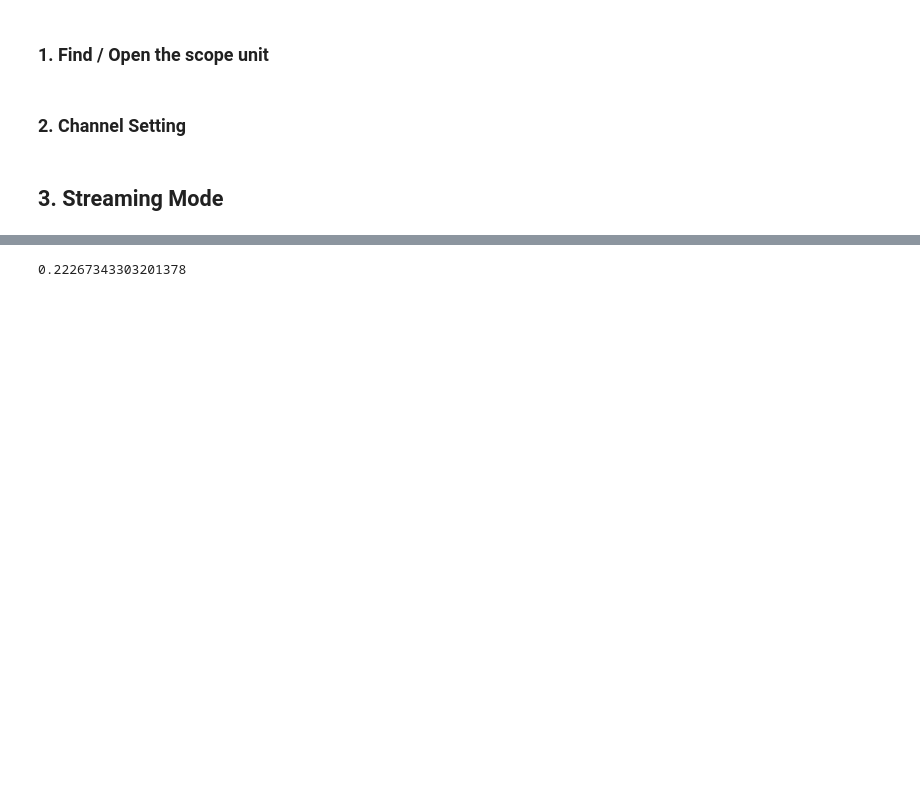
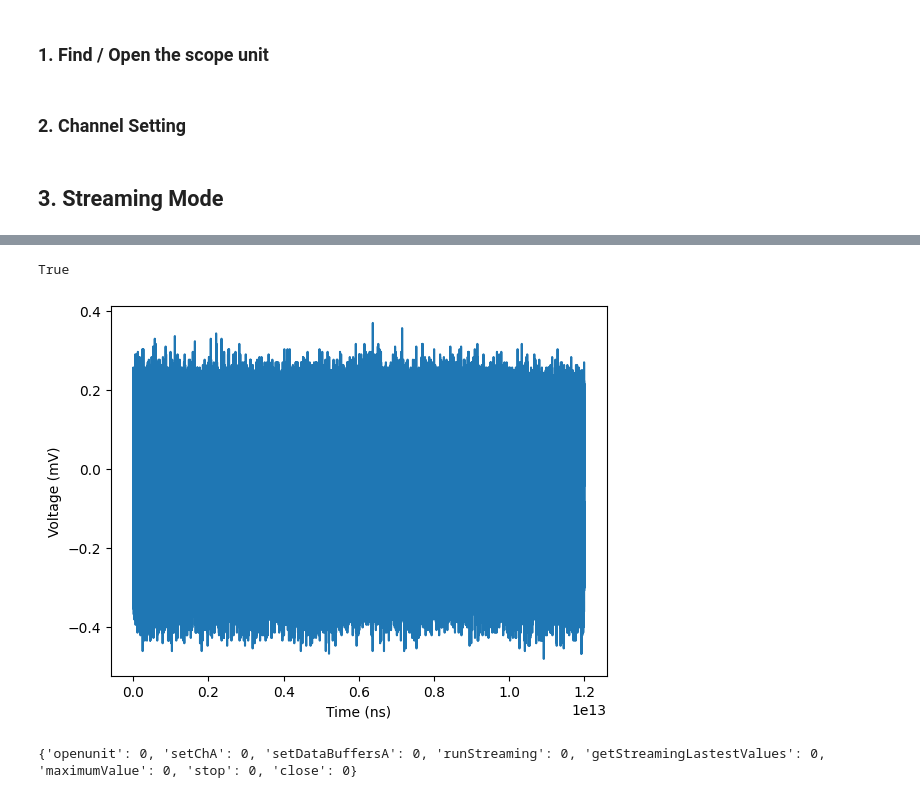
Before and after one commit to mhkim0908/Picoscope_Remote, a Jupyter notebook: PicoPython/BasicStream.ipynb, the cells around one changed output, grey strips where cells are left out. Saved outputs shown, nothing was run; the diff lists cells and outputs as text; code cells hidden in the pictures; blank space fills up the shorter version.

```diff
--- a/PicoPython/BasicStream.ipynb
+++ b/PicoPython/BasicStream.ipynb
@@ -49,7 +49,7 @@ assert_pico_ok(status["setChA"])
 # %%
 # Buffer size calculation
 sizeOfOneBuffer = int(24e6)  # Size of buffer
-numBuffersToCapture = 5
+numBuffersToCapture = 10
 totalSamples = sizeOfOneBuffer * numBuffersToCapture
 
 # Create buffers ready for assigning pointers for data collection
@@ -184,2 +163,0 @@ print(status)
-# %%
-raw_datas = np.array(adc2mVChAMax)
@@ -190,4 +183,33 @@ raw_datas.shape
-# %%
-np.sqrt((raw_datas**2).mean())
-# %% [output]
-0.22267343303201378
+# %%
+240000000 == 24e7
+# %% [output]
+True
+# %%
+# Plotting
+
+actualSampleInterval = sampleInterval.value
+actualSampleIntervalNs = actualSampleInterval * 1000
+# Create time data
+time = np.linspace(0, (totalSamples - 1) * actualSampleIntervalNs, totalSamples)
+
+# Plot data from channel A and B
+plt.plot(time, raw_datas[:])
+plt.xlabel("Time (ns)")
+plt.ylabel("Voltage (mV)")
+plt.show()
+
+# Stop the scope
+# handle = chandle
+status["stop"] = ps.ps4000aStop(chandle)
+assert_pico_ok(status["stop"])
+
+# Disconnect the scope
+# handle = chandle
+status["close"] = ps.ps4000aCloseUnit(chandle)
+assert_pico_ok(status["close"])
+
+# Display status returns
+print(status)
+# %% [output]
+[figure, added]
+{'openunit': 0, 'setChA': 0, 'setDataBuffersA': 0, 'runStreaming': 0, 'getStreamingLastestValues': 0, 'maximumValue': 0, 'stop': 0, 'close': 0}
```
Also changed, not shown: parts of 8 cells of this notebook.
